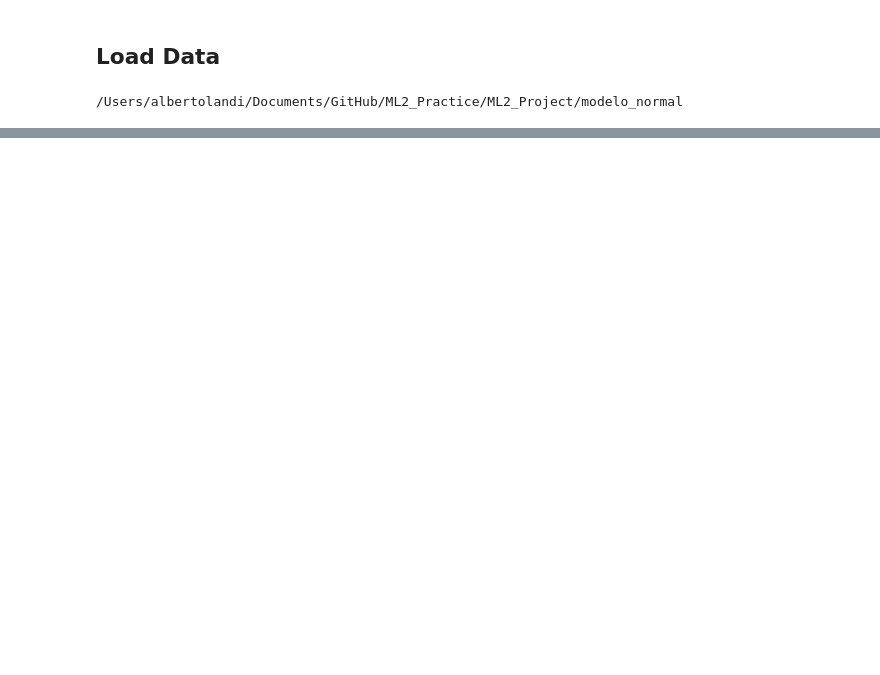
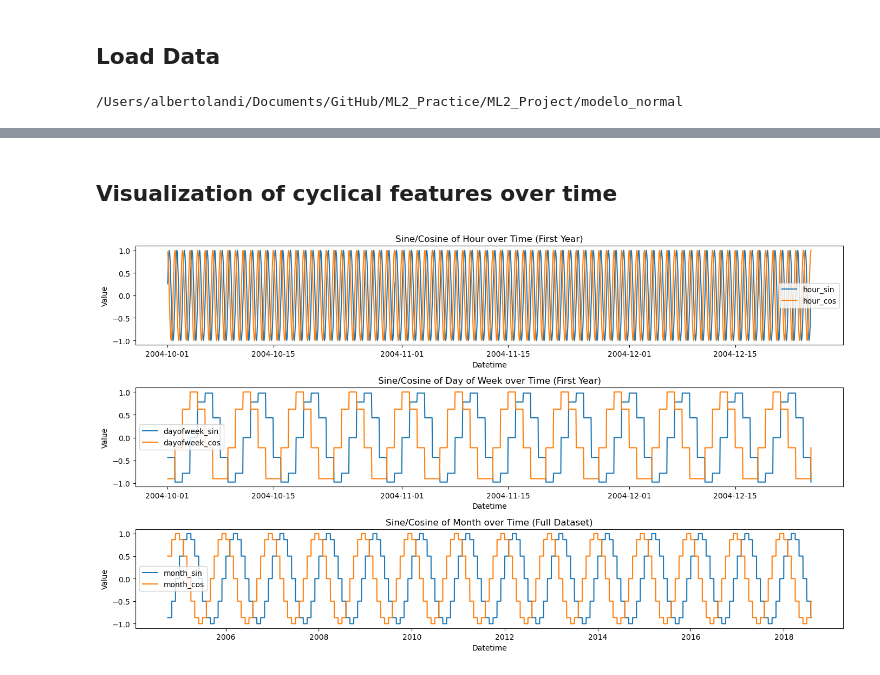
Before and after one commit to rubitopato/ML2_Practice, a Jupyter notebook: ML2_Project/modelo_normal/preprocessing.ipynb, the cells around one changed output, grey strips where cells are left out. Saved outputs shown, nothing was run; the diff lists cells and outputs as text; code cells hidden in the pictures; blank space fills up the shorter version.

Commit message:
Add: Dataset, Preprocessing and Model

```diff
--- a/ML2_Project/modelo_normal/preprocessing.ipynb
+++ b/ML2_Project/modelo_normal/preprocessing.ipynb
@@ -53,0 +182,62 @@ Summary Statistics:
+# %% [markdown]
+## Visualization of cyclical features over time
+# %%
+# Use the entire dataset for the month plot, but keep the first year for hour and dayofweek
+subset_year = df[df['Datetime'].dt.year == df['Datetime'].dt.year.min()]
+
+# Hourly df for hour and dayofweek
+start_date_year = subset_year['Datetime'].min()
+end_date_year = subset_year['Datetime'].max()
+date_range_year = pd.date_range(start=start_date_year, end=end_date_year, freq='h')
+
+df_hourly_year = pd.DataFrame({'Datetime': date_range_year})
+df_hourly_year = pd.merge(df_hourly_year, subset_year[['Datetime', 'hour_sin', 'hour_cos', 'dayofweek_sin', 'dayofweek_cos']], on='Datetime', how='left')
+df_hourly_year.ffill(inplace=True)
+
+# Hourly df for the *entire* dataset, for the month plot
+start_date_full = df['Datetime'].min()
+end_date_full = df['Datetime'].max()
+date_range_full = pd.date_range(start=start_date_full, end=end_date_full, freq='h')
+df_hourly_full = pd.DataFrame({'Datetime': date_range_full})
+df_hourly_full = pd.merge(df_hourly_full, df[['Datetime', 'month_sin', 'month_cos']], on='Datetime', how='left')
+df_hourly_full.ffill(inplace=True)
+
+# Recalculate month_sin/cos for plotting (using the full hourly data)
+df_hourly_full['month'] = df_hourly_full['Datetime'].dt.month
+df_hourly_full['month_sin'] = np.sin(2 * np.pi * df_hourly_full['month'] / 12)
+df_hourly_full['month_cos'] = np.cos(2 * np.pi * df_hourly_full['month'] / 12)
+
+
+plt.figure(figsize=(14, 8))
+
+# Hour (first year, hourly)
+plt.subplot(3, 1, 1)
+plt.plot(df_hourly_year['Datetime'], df_hourly_year['hour_sin'], label='hour_sin')
+plt.plot(df_hourly_year['Datetime'], df_hourly_year['hour_cos'], label='hour_cos')
+plt.title('Sine/Cosine of Hour over Time (First Year)')
+plt.xlabel('Datetime')
+plt.ylabel('Value')
+plt.legend()
+
+# Day of Week (first year, hourly)
+plt.subplot(3, 1, 2)
+plt.plot(df_hourly_year['Datetime'], df_hourly_year['dayofweek_sin'], label='dayofweek_sin')
+plt.plot(df_hourly_year['Datetime'], df_hourly_year['dayofweek_cos'], label='dayofweek_cos')
+plt.title('Sine/Cosine of Day of Week over Time (First Year)')
+plt.xlabel('Datetime')
+plt.ylabel('Value')
+plt.legend()
+
+# Month (full dataset, hourly)
+plt.subplot(3, 1, 3)
+plt.plot(df_hourly_full['Datetime'], df_hourly_full['month_sin'], label='month_sin')
+plt.plot(df_hourly_full['Datetime'], df_hourly_full['month_cos'], label='month_cos')
+plt.title('Sine/Cosine of Month over Time (Full Dataset)')
+plt.xlabel('Datetime')
+plt.ylabel('Value')
+plt.legend()
+
+plt.tight_layout()
+plt.show()
+# %% [output]
+[figure, added]
```
Also changed, not shown: parts of 25 cells of this notebook, 1 other file.
